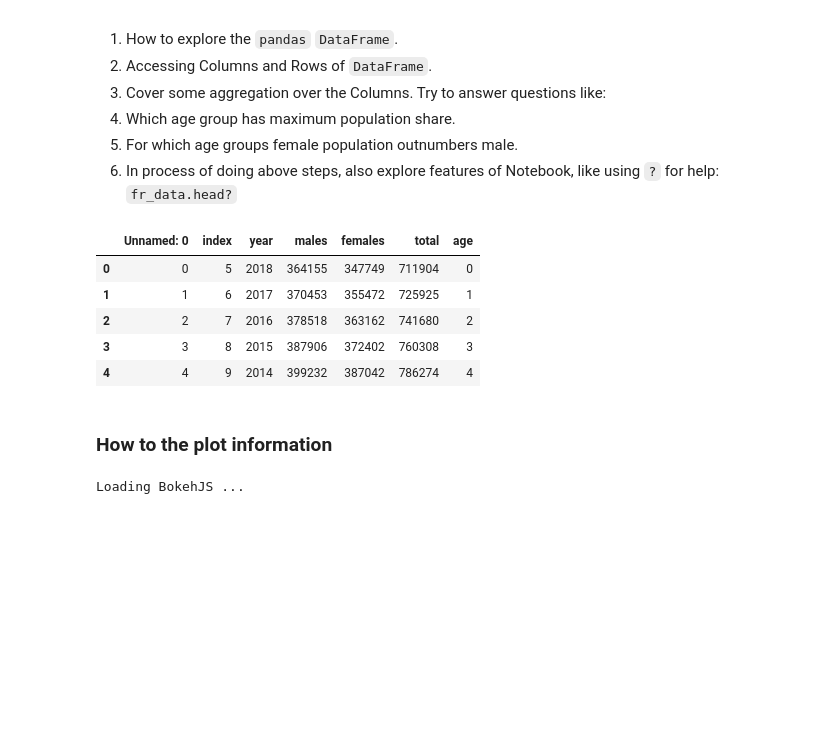
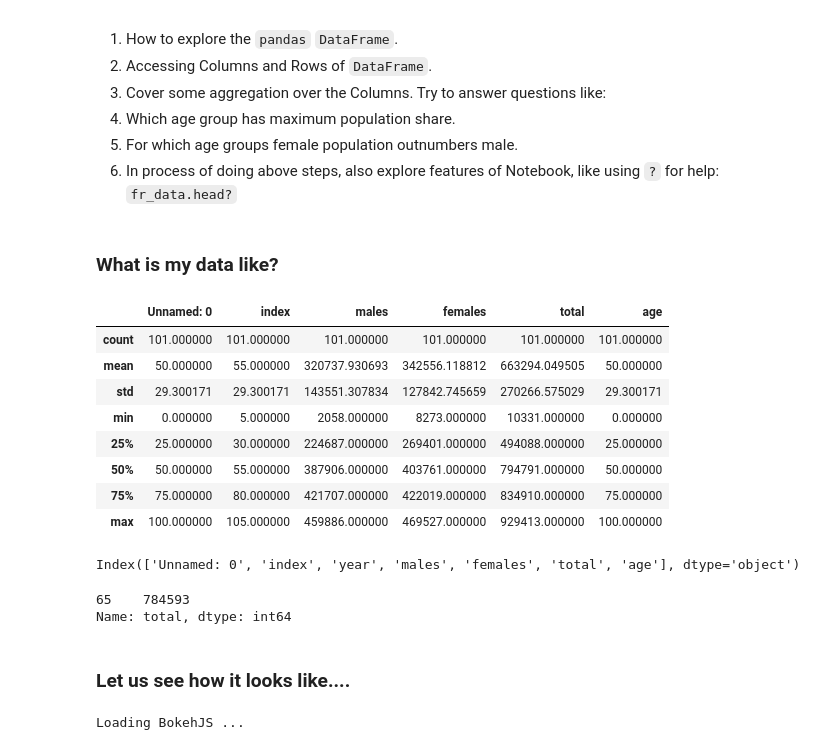
Before and after one commit to baali/AI-ML-Workshop, a Jupyter notebook: notebooks/Data_Visualization.ipynb, the cells around one changed output. Cells and saved outputs as stored; diff of their text form; code cells hidden in the pictures; blank space fills up the shorter version.

Commit message:
Fixes in data-visualization notebook
1. Added more exercises around exploring french data.
2. Fixed direct URL for indian census data.

```diff
--- a/notebooks/Data_Visualization.ipynb
+++ b/notebooks/Data_Visualization.ipynb
@@ -9,20 +9,35 @@
   1. Which age group has maximum population share.
   2. For which age groups female population outnumbers male.
 4. In process of doing above steps, also explore features of Notebook, like using `?` for help: `fr_data.head?`
+# %% [markdown]
+### What is my data like?
 # %%
 import pandas as pd
 fr_data = pd.read_csv("../data/france-population.csv")
 # %%
-fr_data.head()
+fr_data.describe()
 # %% [output]
-|  | Unnamed: 0 | index | year | males | females | total | age |
-| 0 | 0 | 5 | 2018 | 364155 | 347749 | 711904 | 0 |
-| 1 | 1 | 6 | 2017 | 370453 | 355472 | 725925 | 1 |
-| 2 | 2 | 7 | 2016 | 378518 | 363162 | 741680 | 2 |
-| 3 | 3 | 8 | 2015 | 387906 | 372402 | 760308 | 3 |
-| 4 | 4 | 9 | 2014 | 399232 | 387042 | 786274 | 4 |
+|  | Unnamed: 0 | index | males | females | total | age |
+| count | 101.000000 | 101.000000 | 101.000000 | 101.000000 | 101.000000 | 101.000000 |
+| mean | 50.000000 | 55.000000 | 320737.930693 | 342556.118812 | 663294.049505 | 50.000000 |
+| std | 29.300171 | 29.300171 | 143551.307834 | 127842.745659 | 270266.575029 | 29.300171 |
+| min | 0.000000 | 5.000000 | 2058.000000 | 8273.000000 | 10331.000000 | 0.000000 |
+| 25% | 25.000000 | 30.000000 | 224687.000000 | 269401.000000 | 494088.000000 | 25.000000 |
+| 50% | 50.000000 | 55.000000 | 387906.000000 | 403761.000000 | 794791.000000 | 50.000000 |
+| 75% | 75.000000 | 80.000000 | 421707.000000 | 422019.000000 | 834910.000000 | 75.000000 |
+| max | 100.000000 | 105.000000 | 459886.000000 | 469527.000000 | 929413.000000 | 100.000000 |
-# %% [markdown]
-### How to the plot information
+# %%
+fr_data.columns
+# %% [output]
+Index(['Unnamed: 0', 'index', 'year', 'males', 'females', 'total', 'age'], dtype='object')
+# %%
+# Find total french population with 65
+fr_data['total'][fr_data['age'] == 65]
+# %% [output]
+65    784593
+Name: total, dtype: int64
+# %% [markdown]
+### Let us see how it looks like....
 # %%
 from bokeh.io import output_notebook, show
 output_notebook()
```
Also changed, not shown: parts of 11 cells of this notebook.
